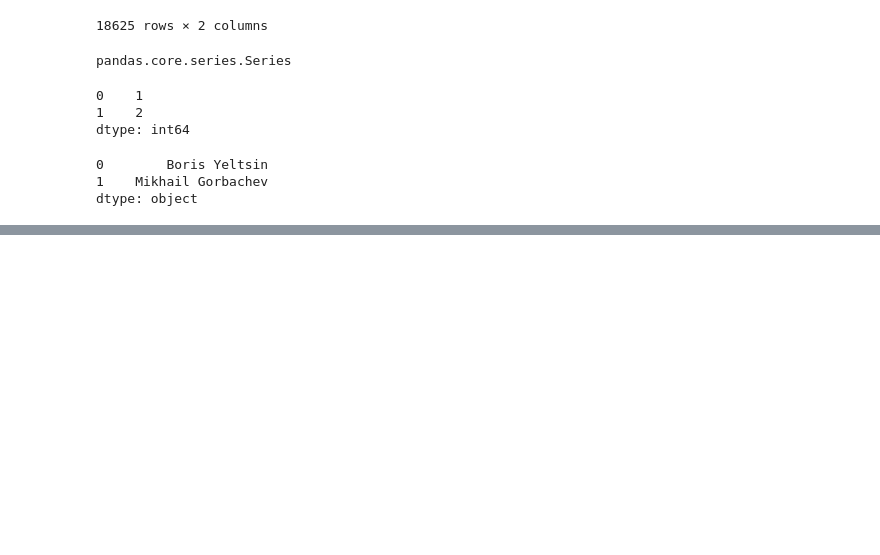
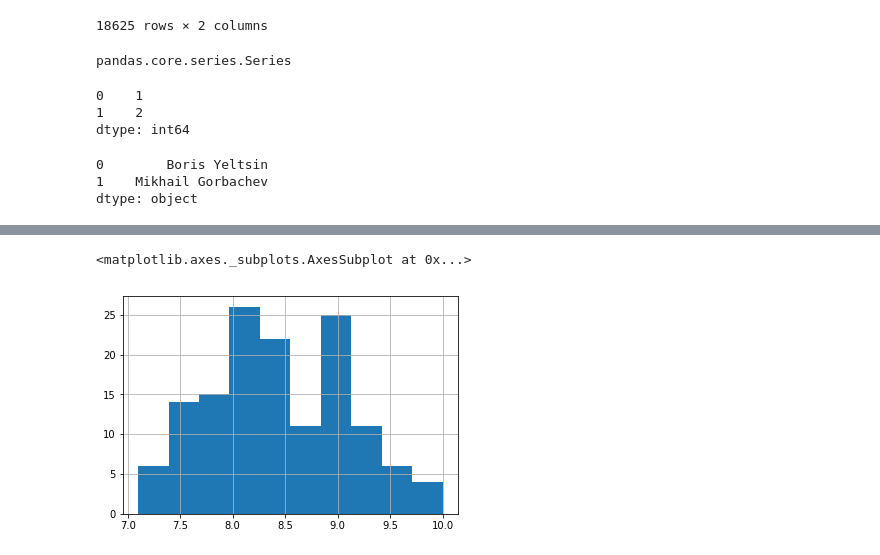
Before and after one commit to elguneminov/data_science_projects_I, a Jupyter notebook: IGN Games Review (Data Analysis)/IGN Games Review.ipynb, the cells around one changed output, grey strips where cells are left out. Saved outputs shown, nothing was run; the diff lists cells and outputs as text; code cells hidden in the pictures; blank space fills up the shorter version.

```diff
--- a/IGN Games Review (Data Analysis)/IGN Games Review.ipynb
+++ b/IGN Games Review (Data Analysis)/IGN Games Review.ipynb
@@ -157,0 +316,4 @@ dtype: object
+# %%
+xbox_one_filter = (reviews['score'] > 7) & (reviews['platform'] == 'Xbox One')
+filtered_reviews = reviews[xbox_one_filter]
+filtered_reviews.head()
@@ -157,0 +341,5 @@ dtype: object
+# %%
+filtered_reviews['score'].hist()
+# %% [output]
+<matplotlib.axes._subplots.AxesSubplot at 0x...>
+[figure, added]
```
Also changed, not shown: parts of 23 cells of this notebook.
